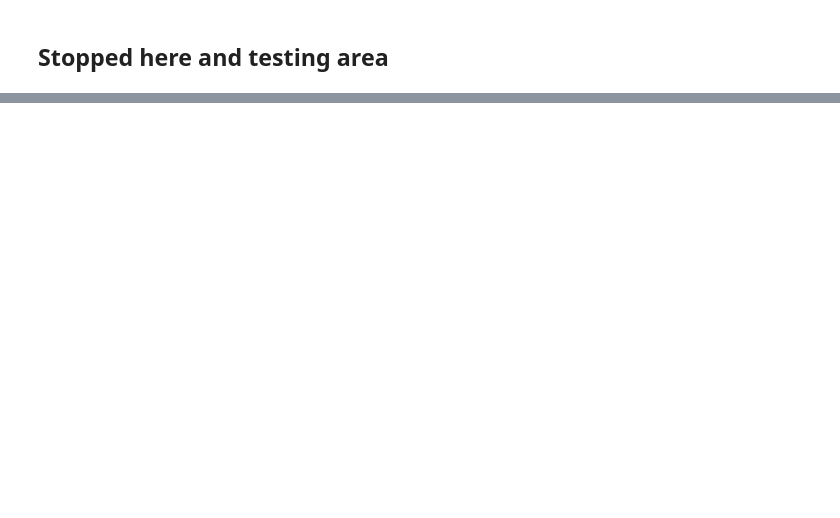
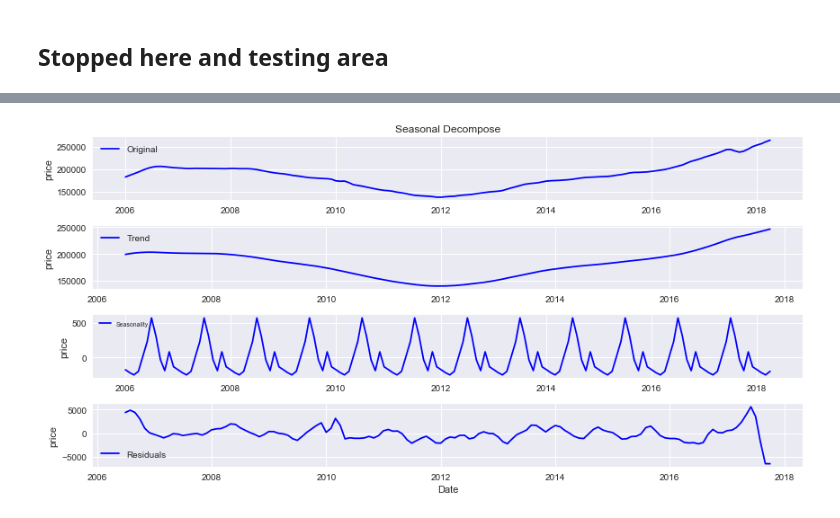
Before and after one commit to stevenkyle2013/ZillowTimeSeries, a Jupyter notebook: Main.ipynb, the cells around one changed output, grey strips where cells are left out. Drawn from its saved outputs; the diff is of its cells as text; code cells hidden in the pictures; blank space fills up the shorter version.

```diff
--- a/Main.ipynb
+++ b/Main.ipynb
@@ -1024,0 +966,33 @@ def melt_data(df):
+# %%
+from statsmodels.tsa.seasonal import seasonal_decompose
+
+# Taking the decomposition
+decomposition = seasonal_decompose(BlogData)
+
+# Gathering and plotting the trend, seasonality, and residuals
+trend = decomposition.trend
+seasonal = decomposition.seasonal
+residual = decomposition.resid
+
+plt.figure(figsize=(12,6))
+plt.subplot(4,1,1)
+plt.plot(Idaho_25_dict['83703'], label='Original', color='blue')
+plt.legend(loc='best')
+plt.title('Seasonal Decompose')
+plt.ylabel('price')
+plt.subplot(4,1,2)
+plt.plot(trend, label='Trend', color='blue')
+plt.legend(loc='best')
+plt.ylabel('price')
+plt.subplot(4,1,3)
+plt.plot(seasonal,label='Seasonality', color='blue')
+plt.legend(loc='upper left', fontsize='x-small')
+plt.ylabel('price')
+plt.subplot(4,1,4)
+plt.plot(residual, label='Residuals', color='blue')
+plt.legend(loc='best')
+plt.ylabel('price')
+plt.xlabel('Date')
+plt.tight_layout()
+# %% [output]
+[figure, added]
```
Also changed, not shown: parts of 23 cells of this notebook.
